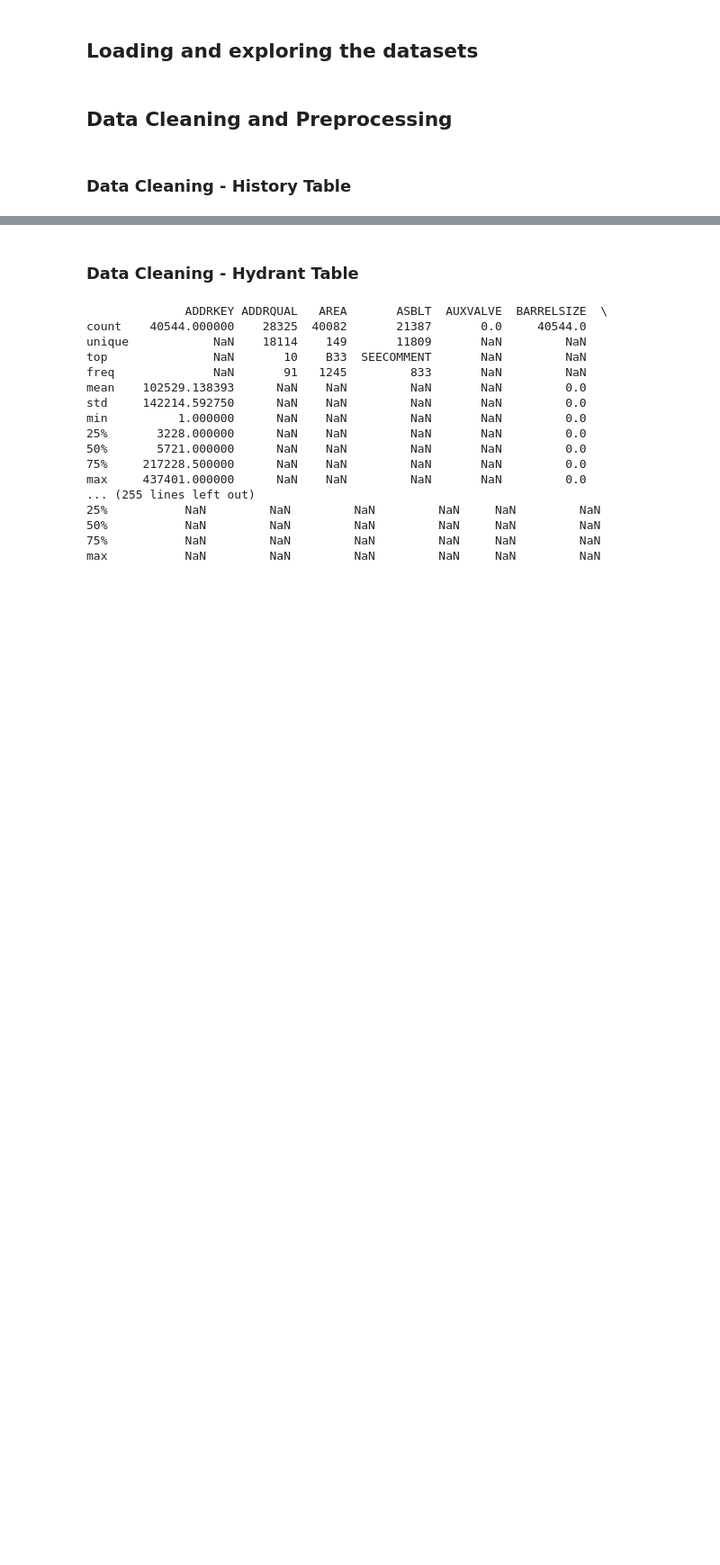
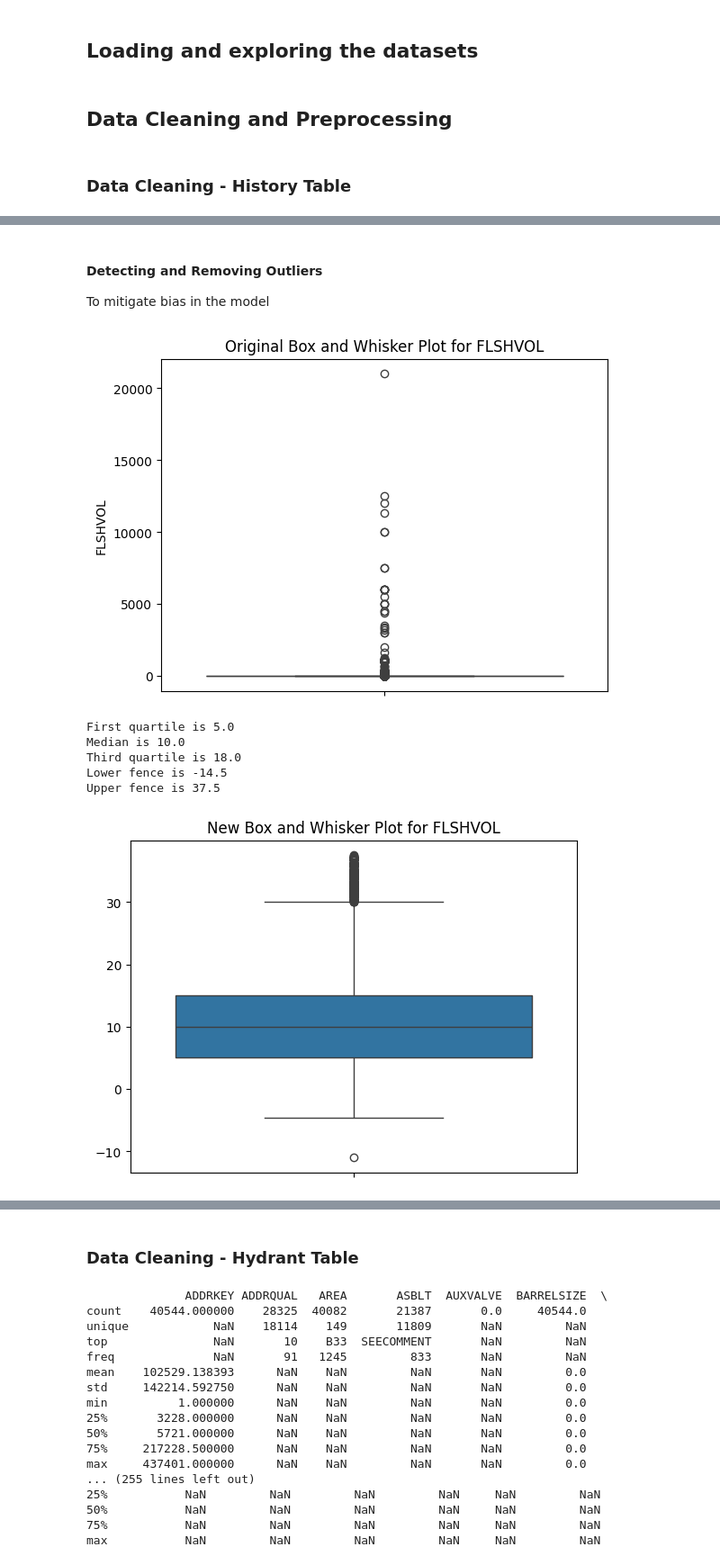
Before and after one commit to ellanguyen-rop/Flushing_Assignments, a Jupyter notebook: Flushing Analytics.ipynb, the cells around one changed output, grey strips where cells are left out. Shown: that part at 90% size. Saved outputs shown, nothing was run; the diff lists cells and outputs as text; code cells hidden in the pictures; blank space fills up the shorter version.

```diff
--- a/Flushing Analytics.ipynb
+++ b/Flushing Analytics.ipynb
@@ -126,2 +206,55 @@ copied_flushing_history_df.to_csv('historycheck.csv', index=False)
 # %%
 #TODO: Ella to verify the meaning of CLFREE1, CLFREE2, CLTOTL1, CLTOTL2 in relation to CLFREE, CLTOTL and decide whether the UNSCEHDLD and ALTERNATE are useful
+# %% [markdown]
+#### Detecting and Removing Outliers
+To mitigate bias in the model
+# %%
+# For visualizing the box and whisker plot
+import seaborn as sns
+
+# Replaces all outliers within a given column with the median of that column
+def replace_outliers(df, column):
+    # Creates a box and whisker plot to visualize data points that are considered to be outliers
+    sns.boxplot(df[column])
+    plt.title(f"Original Box and Whisker Plot for {column}")
+    plt.show()
+
+    # Computing the first, second (median), and third quartiles
+    q1 = df[column].quantile(0.25)
+    q2 = df[column].quantile(0.5)
+    q3 = df[column].quantile(0.75)
+
+    print(f"First quartile is {q1}")
+    print(f"Median is {q2}")
+    print(f"Third quartile is {q3}")
+
+    # Computing the interquartile range
+    iqr = q3 - q1
+
+    # Values that are lower than the lower fence or higher than the upper fence are considered to be outliers
+    lower_fence = q1 - (1.5 * iqr)
+    upper_fence = q3 + (1.5 * iqr)
+
+    print(f"Lower fence is {lower_fence}")
+    print(f"Upper fence is {upper_fence}")
+
+    # Replace outliers with the median
+    adjusted_column = [x if lower_fence <= x <= upper_fence else q2 for x in df[column]]
+
+    # New box and whisker plot with outliers adjusted
+    sns.boxplot(adjusted_column)
+    plt.title(f"New Box and Whisker Plot for {column}")
+    plt.show()
+
+    return adjusted_column
+# %%
+# Replacing outliers in the FLSHVOL column
+copied_flushing_history_df['FLSHVOL'] = replace_outliers(copied_flushing_history_df, 'FLSHVOL')
+# %% [output]
+[figure, added]
+First quartile is 5.0
+Median is 10.0
+Third quartile is 18.0
+Lower fence is -14.5
+Upper fence is 37.5
+[figure, added]
```
Also changed, not shown: parts of 112 cells of this notebook, 5 other files.
